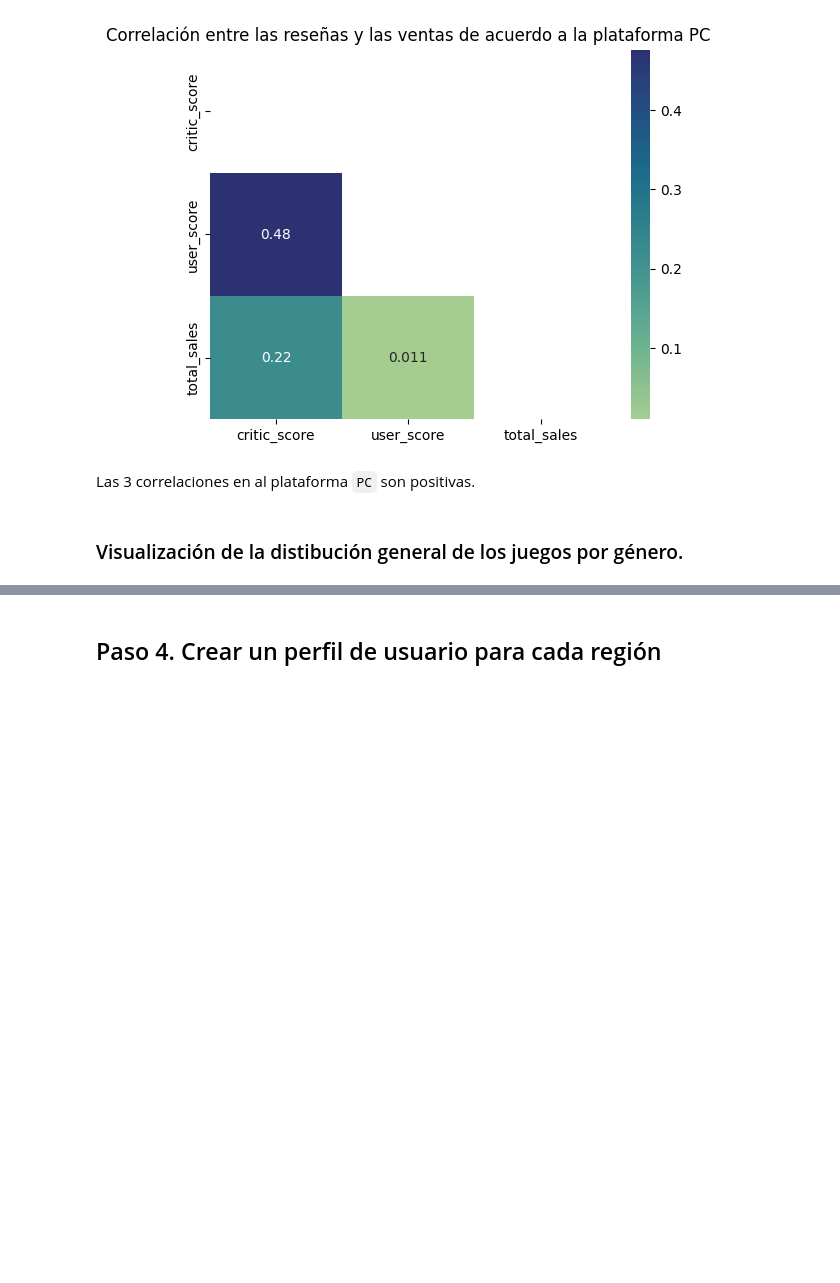
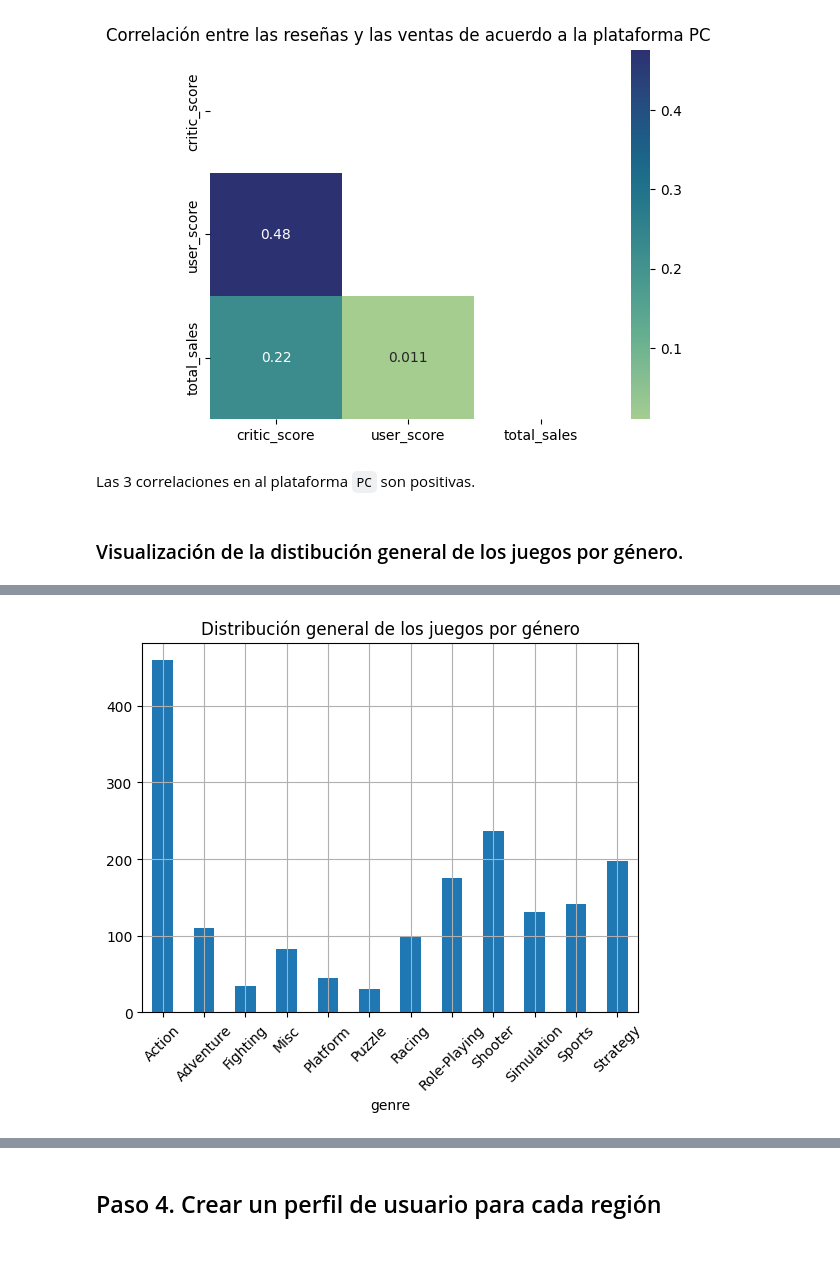
Before and after one commit to Car27VeP/AED_videojuegos, a Jupyter notebook: AED_games.ipynb, the cells around one changed output, grey strips where cells are left out. Drawn from its saved outputs; the diff is of its cells as text; code cells hidden in the pictures; blank space fills up the shorter version.

```diff
--- a/AED_games.ipynb
+++ b/AED_games.ipynb
@@ -159,7 +160,8 @@ plt.show()
 # %% [markdown]
 Tomaremos la mediana como función matemática para sustituir todos lo valores `tbd` y `NaN` ya que, como poder observar en el diagrama de cajas, tenemos valores atípicos. Igualmente en el diagrama observamos que el primer, segundo y tercer cuartil son 6.4, 7.5 y 8.2, respectivamente. Claro sin tomat los valores `tbs` y `NaN`.
 # %%
-df_games['user_score'] = df_games['user_score'].where(~((df_games['user_score'] == 'tbd') | (df_games['user_score'].isnull())),str(median_user_score))
+df_games['user_score'] = df_games['user_score']\
+    .where(~((df_games['user_score'] == 'tbd') | (df_games['user_score'].isnull())),str(median_user_score))
 df_games['user_score'] = df_games['user_score'].astype('float64')
 # %%
 df_games.describe()['user_score']
@@ -630,0 +615,7 @@ hola
+# %%
+popular_platforms = ['PS4','PC','WiiU','XOne']
+mask_popular_platforms = "platform == @popular_platforms"
+
+df_most_popular_platforms = df_games.query(mask_popular_platforms).reset_index(drop=True).copy()
+
+df_most_popular_platforms.sample(10)
@@ -630,0 +634,7 @@ hola
+# %%
+df_most_popular_platforms_by_genres = pd.pivot_table(df_most_popular_platforms,
+               values='name',
+               index='genre',
+               aggfunc='count')
+
+df_most_popular_platforms_by_genres
@@ -630,0 +656,9 @@ hola
+# %%
+df_most_popular_platforms_by_genres.plot(kind='bar',
+                                         rot=45,
+                                         legend=False,
+                                         title='Distribución general de los juegos por género')
+plt.grid(True)
+plt.show()
+# %% [output]
+[figure, added]
```
Also changed, not shown: parts of 49 cells of this notebook, 2 other files.
